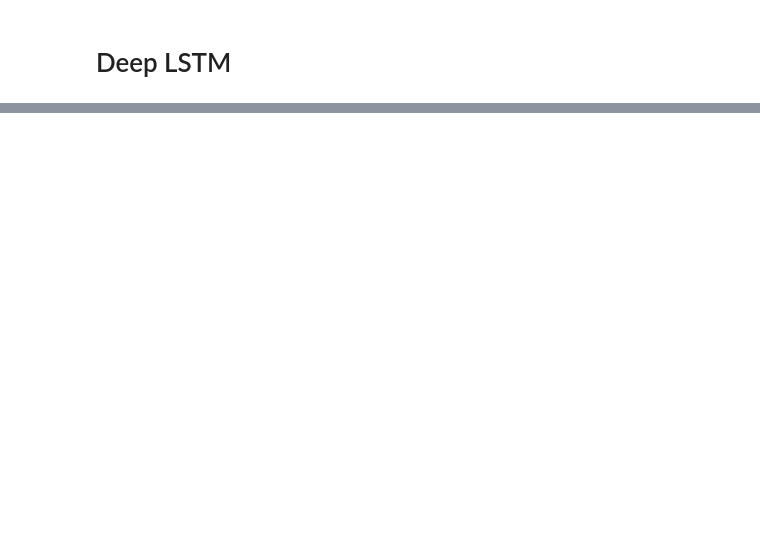
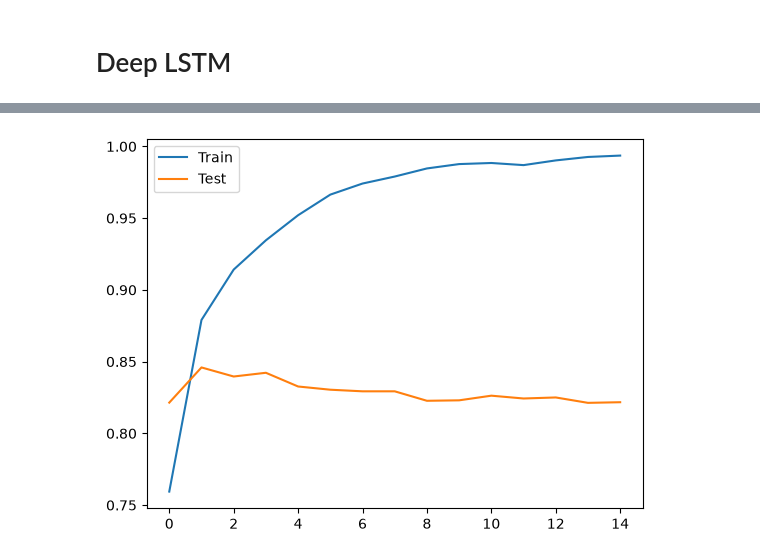
Before and after one commit to ayansuvra/Deep-Learning, a Jupyter notebook: RNN/DeepRNN.ipynb, the cells around one changed output, grey strips where cells are left out. Cells and saved outputs as stored; diff of their text form; code cells hidden in the pictures; blank space fills up the shorter version.

Commit message:
Deep RNN, GRU, LSTM

```diff
--- a/RNN/DeepRNN.ipynb
+++ b/RNN/DeepRNN.ipynb
@@ -51,2 +88,14 @@ Model: "sequential_2"
 # %% [markdown]
 # Deep LSTM
+# %%
+model_lstm = Sequential()
+
+model_lstm.add(Input(shape=(100, )))
+model_lstm.add(Embedding(input_dim=10000, output_dim=32))
+
+model_lstm.add(LSTM(5,return_sequences=True))
+model_lstm.add(LSTM(5))
+
+model_lstm.add(Dense(1, activation='sigmoid'))
+
+model_lstm.summary()
@@ -52,0 +122,4 @@ Model: "sequential_2"
+# %%
+model_lstm.compile(metrics=['accuracy'], loss='binary_crossentropy', optimizer='adam')
+# %%
+history_lstm = model_lstm.fit(x_train, y_train, epochs=15, validation_data=(x_test, y_test))
@@ -52,0 +144,7 @@ Model: "sequential_2"
+# %%
+plt.plot(history_lstm.history['accuracy'], label='Train')
+plt.plot(history_lstm.history['val_accuracy'], label='Test')
+plt.legend()
+plt.show()
+# %% [output]
+[figure, added]
```
Also changed, not shown: parts of 16 cells of this notebook.
